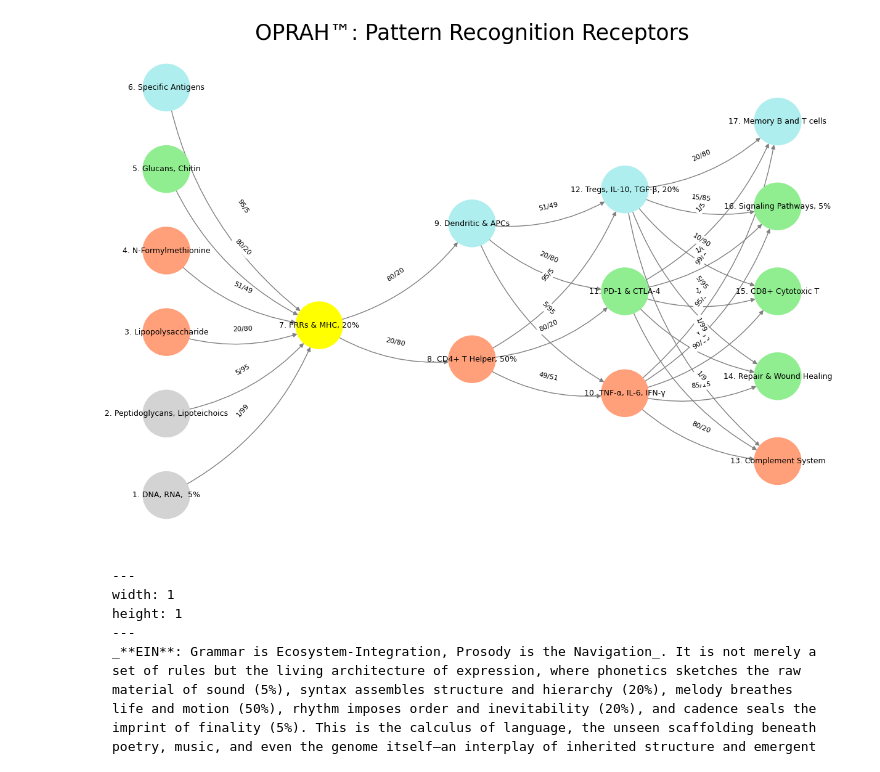
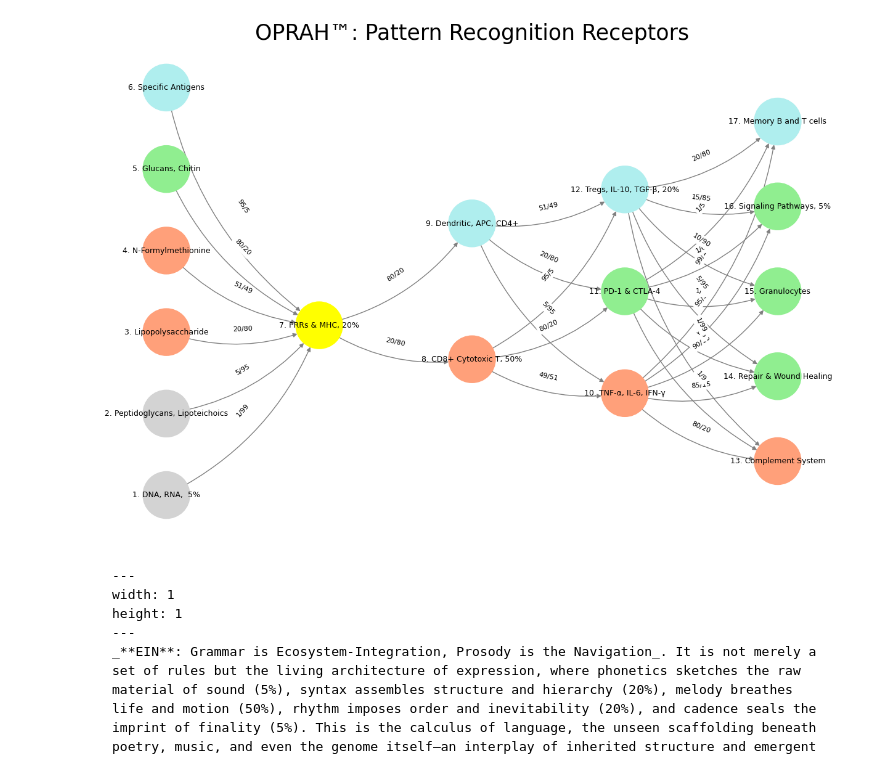
Before and after one commit to abikesa/artescienza, a Jupyter notebook: kitabo/ensi/_build/jupyter_execute/index.ipynb, the cells around one changed output. Saved outputs shown, nothing was run; the diff lists cells and outputs as text; code cells hidden in the pictures.

Commit message:
bellisimo: immune system architecture

````diff
--- a/kitabo/ensi/_build/jupyter_execute/index.ipynb
+++ b/kitabo/ensi/_build/jupyter_execute/index.ipynb
@@ -102,18 +102,18 @@ def define_layers():
     return {
         'Suis': ['DNA, RNA,  5%', 'Peptidoglycans, Lipoteichoics', 'Lipopolysaccharide', 'N-Formylmethionine', "Glucans, Chitin", 'Specific Antigens'],  # Static
         'Voir': ['PRRs & MHC, 20%'],
-        'Choisis': ['CD4+ T Helper, 50%', 'Dendritic & APCs'],
+        'Choisis': ['CD8+ Cytotoxic T, 50%', 'Dendritic, APC, CD4+'],
         'Deviens': ['TNF-α, IL-6, IFN-γ', 'PD-1 & CTLA-4', 'Tregs, IL-10, TGF-β, 20%'],
-        "M'èléve": ['Complement System', 'Repair & Wound Healing', 'CD8+ Cytotoxic T', 'Signaling Pathways, 5%', 'Memory B and T cells']
+        "M'èléve": ['Complement System', 'Repair & Wound Healing', 'Granulocytes', 'Signaling Pathways, 5%', 'Memory B and T cells']
     }
 
 # Assign colors to nodes
 def assign_colors():
     color_map = {
         'yellow': ['PRRs & MHC, 20%'],
-        'paleturquoise': ['Specific Antigens', 'Dendritic & APCs', 'Tregs, IL-10, TGF-β, 20%', 'Memory B and T cells'],
-        'lightgreen': ["Glucans, Chitin", 'PD-1 & CTLA-4', 'Repair & Wound Healing', 'Signaling Pathways, 5%', 'CD8+ Cytotoxic T'],
-        'lightsalmon': ['Lipopolysaccharide', 'N-Formylmethionine', 'CD4+ T Helper, 50%', 'TNF-α, IL-6, IFN-γ', 'Complement System'],
+        'paleturquoise': ['Specific Antigens', 'Dendritic, APC, CD4+', 'Tregs, IL-10, TGF-β, 20%', 'Memory B and T cells'],
+        'lightgreen': ["Glucans, Chitin", 'PD-1 & CTLA-4', 'Repair & Wound Healing', 'Signaling Pathways, 5%', 'Granulocytes'],
+        'lightsalmon': ['Lipopolysaccharide', 'N-Formylmethionine', 'CD8+ Cytotoxic T, 50%', 'TNF-α, IL-6, IFN-γ', 'Complement System'],
     }
     return {node: color for color, nodes in color_map.items() for node in nodes}
 
@@ -126,27 +126,27 @@ def define_edges():
         ('N-Formylmethionine', 'PRRs & MHC, 20%'): '51/49',
         ("Glucans, Chitin", 'PRRs & MHC, 20%'): '80/20',
         ('Specific Antigens', 'PRRs & MHC, 20%'): '95/5',
-        ('PRRs & MHC, 20%', 'CD4+ T Helper, 50%'): '20/80',
-        ('PRRs & MHC, 20%', 'Dendritic & APCs'): '80/20',
-        ('CD4+ T Helper, 50%', 'TNF-α, IL-6, IFN-γ'): '49/51',
-        ('CD4+ T Helper, 50%', 'PD-1 & CTLA-4'): '80/20',
-        ('CD4+ T Helper, 50%', 'Tregs, IL-10, TGF-β, 20%'): '95/5',
-        ('Dendritic & APCs', 'TNF-α, IL-6, IFN-γ'): '5/95',
-        ('Dendritic & APCs', 'PD-1 & CTLA-4'): '20/80',
-        ('Dendritic & APCs', 'Tregs, IL-10, TGF-β, 20%'): '51/49',
+        ('PRRs & MHC, 20%', 'CD8+ Cytotoxic T, 50%'): '20/80',
+        ('PRRs & MHC, 20%', 'Dendritic, APC, CD4+'): '80/20',
+        ('CD8+ Cytotoxic T, 50%', 'TNF-α, IL-6, IFN-γ'): '49/51',
+        ('CD8+ Cytotoxic T, 50%', 'PD-1 & CTLA-4'): '80/20',
+        ('CD8+ Cytotoxic T, 50%', 'Tregs, IL-10, TGF-β, 20%'): '95/5',
+        ('Dendritic, APC, CD4+', 'TNF-α, IL-6, IFN-γ'): '5/95',
+        ('Dendritic, APC, CD4+', 'PD-1 & CTLA-4'): '20/80',
+        ('Dendritic, APC, CD4+', 'Tregs, IL-10, TGF-β, 20%'): '51/49',
         ('TNF-α, IL-6, IFN-γ', 'Complement System'): '80/20',
         ('TNF-α, IL-6, IFN-γ', 'Repair & Wound Healing'): '85/15',
-        ('TNF-α, IL-6, IFN-γ', 'CD8+ Cytotoxic T'): '90/10',
+        ('TNF-α, IL-6, IFN-γ', 'Granulocytes'): '90/10',
         ('TNF-α, IL-6, IFN-γ', 'Signaling Pathways, 5%'): '95/5',
         ('TNF-α, IL-6, IFN-γ', 'Memory B and T cells'): '99/1',
         ('PD-1 & CTLA-4', 'Complement System'): '1/9',
         ('PD-1 & CTLA-4', 'Repair & Wound Healing'): '1/8',
-        ('PD-1 & CTLA-4', 'CD8+ Cytotoxic T'): '1/7',
+        ('PD-1 & CTLA-4', 'Granulocytes'): '1/7',
         ('PD-1 & CTLA-4', 'Signaling Pathways, 5%'): '1/6',
         ('PD-1 & CTLA-4', 'Memory B and T cells'): '1/5',
         ('Tregs, IL-10, TGF-β, 20%', 'Complement System'): '1/99',
         ('Tregs, IL-10, TGF-β, 20%', 'Repair & Wound Healing'): '5/95',
-        ('Tregs, IL-10, TGF-β, 20%', 'CD8+ Cytotoxic T'): '10/90',
+        ('Tregs, IL-10, TGF-β, 20%', 'Granulocytes'): '10/90',
         ('Tregs, IL-10, TGF-β, 20%', 'Signaling Pathways, 5%'): '15/85',
         ('Tregs, IL-10, TGF-β, 20%', 'Memory B and T cells'): '20/80'
     }
@@ -177,34 +177,34 @@ def visualize_nn():
     for i, (layer_name, nodes) in enumerate(layers.items()):
         positions = calculate_positions(nodes, x_offset=i * 2)
         for node, position in zip(nodes, positions):
             new_node = mapping[node]
             G.add_node(new_node, layer=layer_name)
             pos[new_node] = position
             node_colors.append(colors.get(node, 'lightgray'))
 
     # Add edges with updated node labels
     for (source, target), weight in edges.items():
         if source in mapping and target in mapping:
             new_source = mapping[source]
             new_target = mapping[target]
             G.add_edge(new_source, new_target, weight=weight)
 
     # Draw the graph
     plt.figure(figsize=(12, 8))
     edges_labels = {(u, v): d["weight"] for u, v, d in G.edges(data=True)}
 
     nx.draw(
         G, pos, with_labels=True, node_color=node_colors, edge_color='gray',
         node_size=3000, font_size=9, connectionstyle="arc3,rad=0.2"
     )
     nx.draw_networkx_edge_labels(G, pos, edge_labels=edges_labels, font_size=8)
     plt.title("OPRAH™: Pattern Recognition Receptors", fontsize=25)
     plt.show()
 
 # Run the visualization
 visualize_nn()
 # %% [output]
-[figure, old version]
+[figure, new version]
 # %% [markdown]
 ```{figure} figures/blanche.*
 ---
````
Also changed, not shown: 6 other files.
